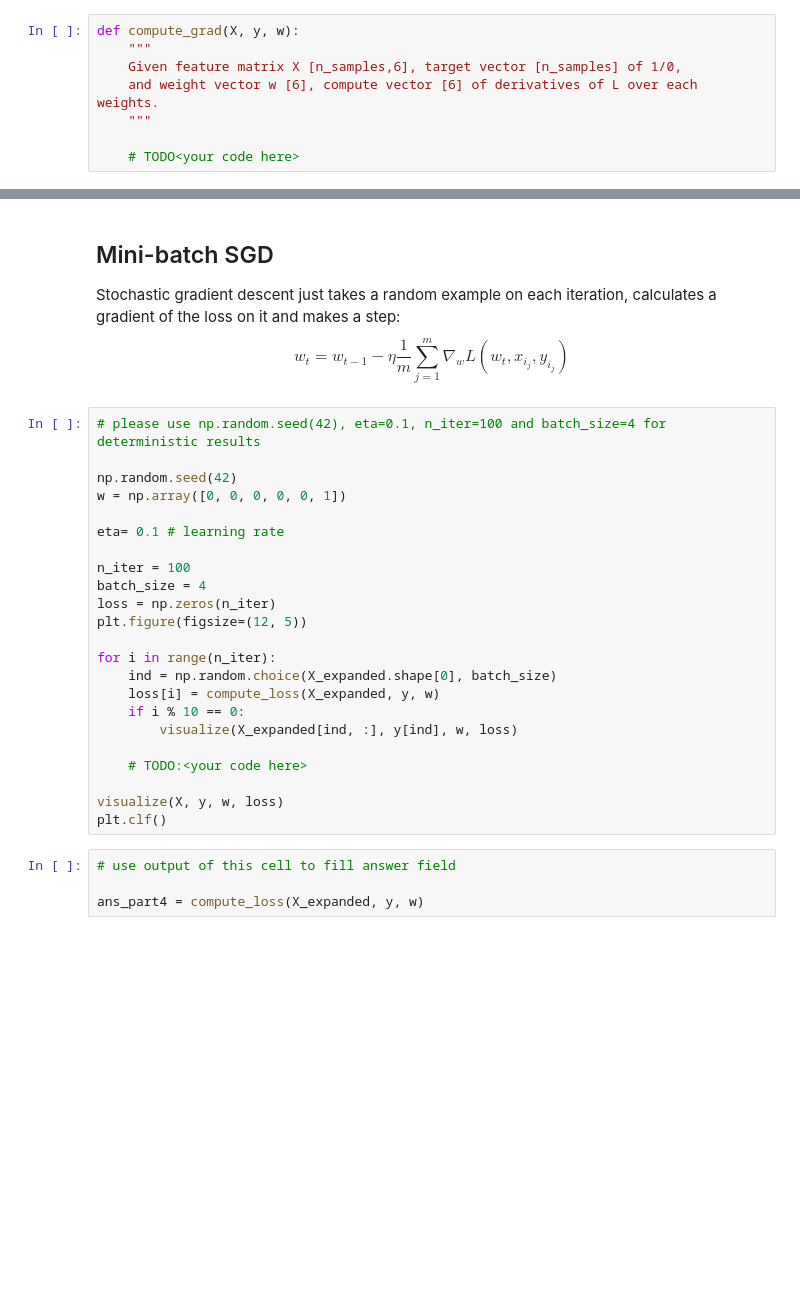
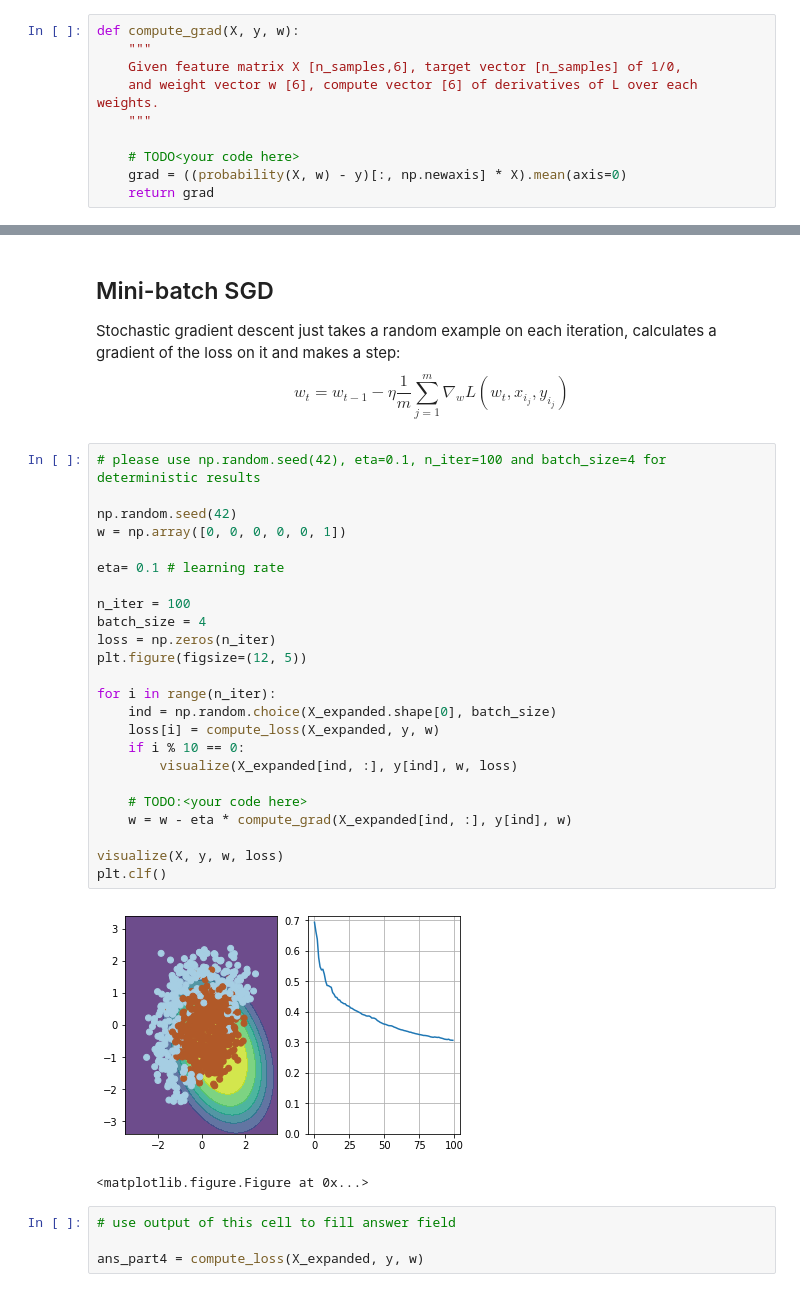
Before and after one commit to timvg80/intro-to-dl, a Jupyter notebook: week1/week01_pa.ipynb, the cells around one changed output, grey strips where cells are left out. Cells and saved outputs as stored; diff of their text form; blank space fills up the shorter version.

```diff
--- a/week1/week01_pa.ipynb
+++ b/week1/week01_pa.ipynb
@@ -174,6 +174,8 @@ def compute_grad(X, y, w):
     """
 
     # TODO<your code here>
+    grad = ((probability(X, w) - y)[:, np.newaxis] * X).mean(axis=0)
+    return grad
 # %%
 # use output of this cell to fill answer field
 ans_part3 = np.linalg.norm(compute_grad(X_expanded, y, dummy_weights))
@@ -225,26 +231,30 @@ $$ w_t = w_{t-1} - \eta \dfrac{1}{m} \sum_{j=1}^m \nabla_w L(w_t, x_{i_j}, y_{i_
 # %%
 # please use np.random.seed(42), eta=0.1, n_iter=100 and batch_size=4 for deterministic results
 
 np.random.seed(42)
 w = np.array([0, 0, 0, 0, 0, 1])
 
 eta= 0.1 # learning rate
 
 n_iter = 100
 batch_size = 4
 loss = np.zeros(n_iter)
 plt.figure(figsize=(12, 5))
 
 for i in range(n_iter):
     ind = np.random.choice(X_expanded.shape[0], batch_size)
     loss[i] = compute_loss(X_expanded, y, w)
     if i % 10 == 0:
         visualize(X_expanded[ind, :], y[ind], w, loss)
 
     # TODO:<your code here>
+    w = w - eta * compute_grad(X_expanded[ind, :], y[ind], w)
 
 visualize(X, y, w, loss)
 plt.clf()
+# %% [output]
+[figure, added]
+<matplotlib.figure.Figure at 0x...>
 # %%
 # use output of this cell to fill answer field
 
```
Also changed, not shown: parts of 8 cells of this notebook.
